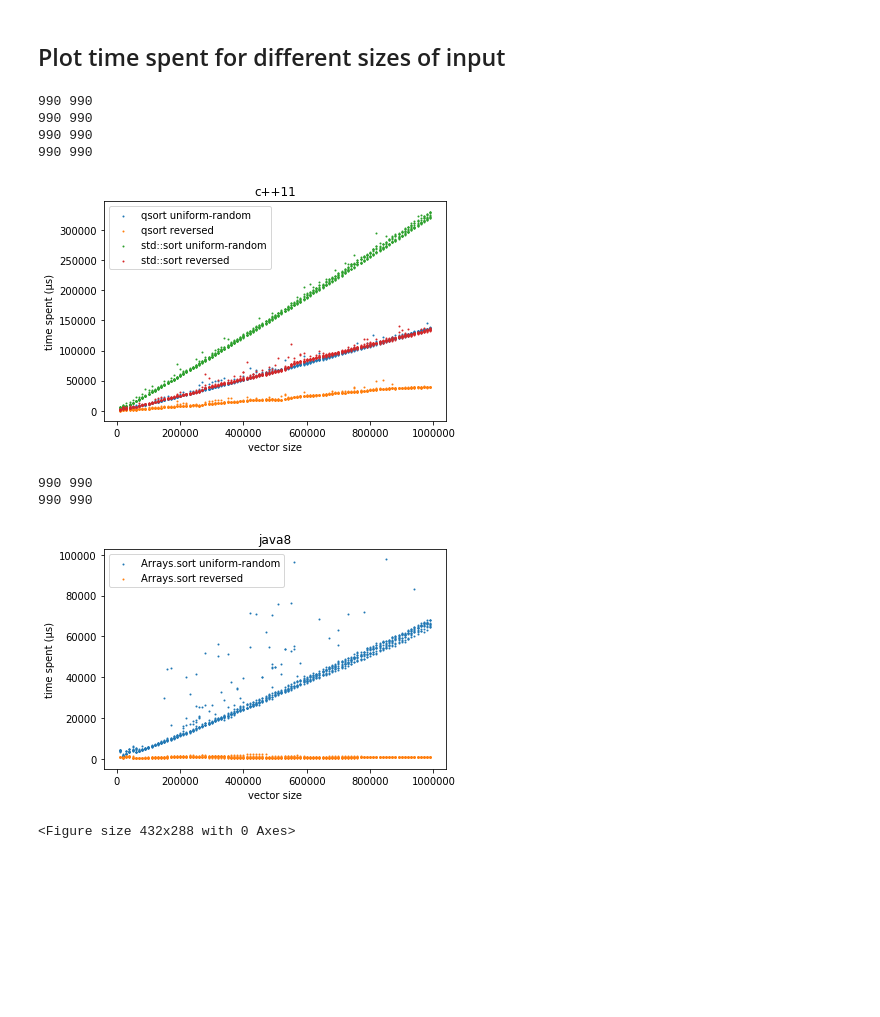
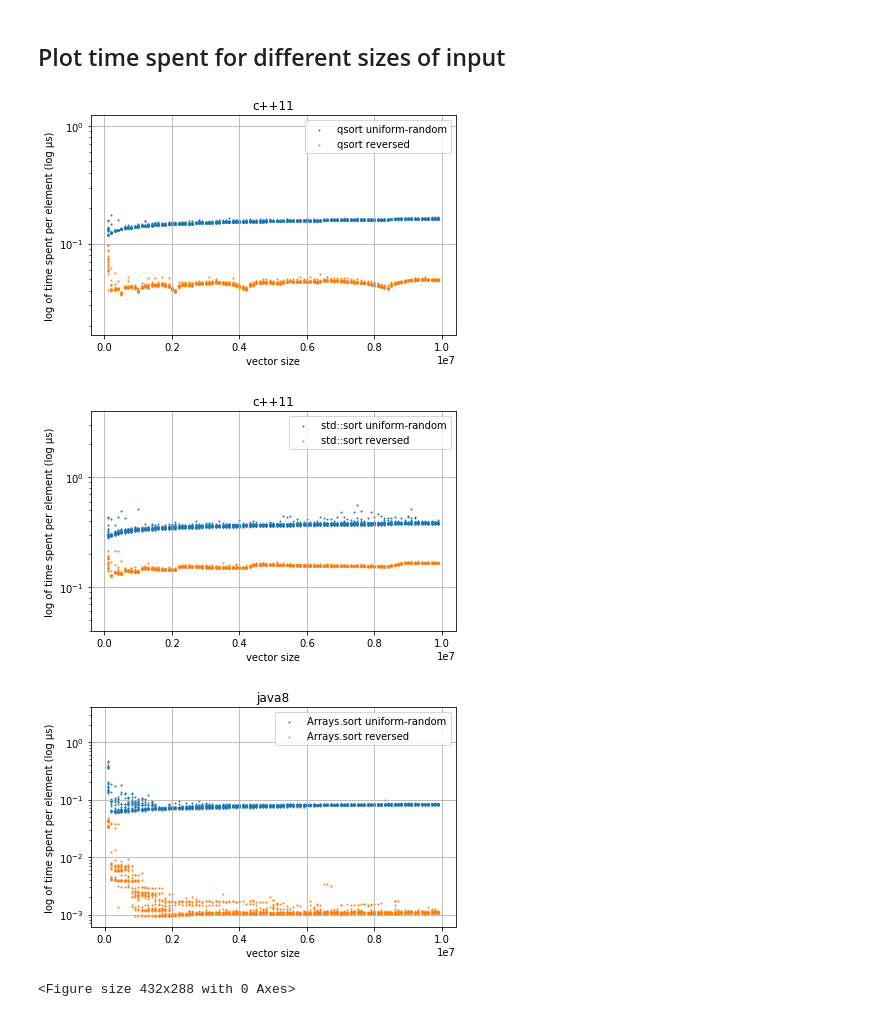
Before and after one commit to izgzhen/benchmark-sort, a Jupyter notebook: explore.ipynb, the cells around one changed output. Drawn from its saved outputs; the diff is of its cells as text; code cells hidden in the pictures; blank space fills up the shorter version.

```diff
--- a/explore.ipynb
+++ b/explore.ipynb
@@ -21,9 +21,9 @@ dists = [
     "reversed"
 ]
 
-interval = "10000"
-max_n    = "1000000"
-N_REPEAT = 10
+interval = "100000"
+max_n    = "10000000"
+N_REPEAT = 20
 # %%
 !java -version
 # %% [output]
@@ -91,27 +92,27 @@ import matplotlib.pyplot as plt
 # %%
 for algo, subalgos in xyss.items():
-    plt.title(algo)
-    plt.xlabel("vector size")
-    plt.ylabel("time spent (μs)")
     for subalgo, dist_xys in subalgos.items():
+        plt.title(algo)
+        plt.xlabel("vector size")
+        plt.ylabel("log of time spent per element (log μs)")
         for dist, xys in dist_xys.items():
-            xs, ys = xys
+            xys = zip(xys[0], xys[1])
+            xys = sorted(xys, key=lambda p:p[0])
+            xs = [ x for x, _ in xys ]
+            ys = [ y / x for x, y in xys ]
             if xs is None:
                 continue
-            print(len(xs), len(ys))
+            plt.yscale("log")
             plt.scatter(xs, ys, label=algo_alias[subalgo] + " " + dist, s=1)
-    plt.legend()
-    plt.tight_layout()
-    plt.savefig(algo + ".png")
-    plt.show()
-    plt.clf()
+
+        plt.legend()
+        plt.grid()
+        plt.tight_layout()
+        plt.savefig(algo + "-" + subalgo + ".png")
+        plt.show()
+        plt.clf()
 # %% [output]
+[figure, new version]
+[figure, new version]
+[figure, added]
-990 990
-990 990
-990 990
-990 990
+<Figure size 432x288 with 0 Axes>
-[figure, old version]
-990 990
-990 990
-[figure, old version]
-<Figure size 432x288 with 0 Axes>
```
Also changed, not shown: parts of 1 cell of this notebook, 6 other files.
